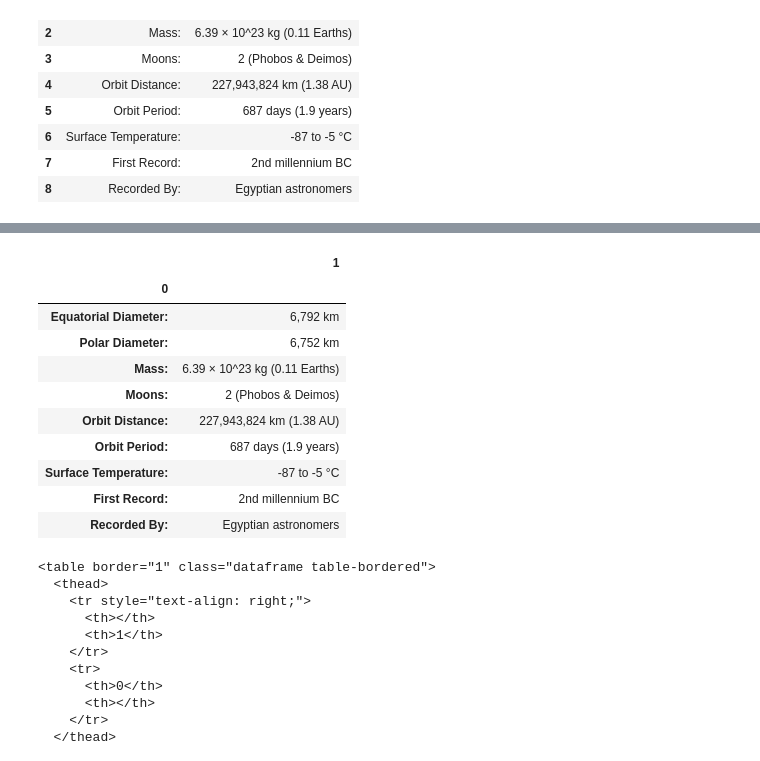
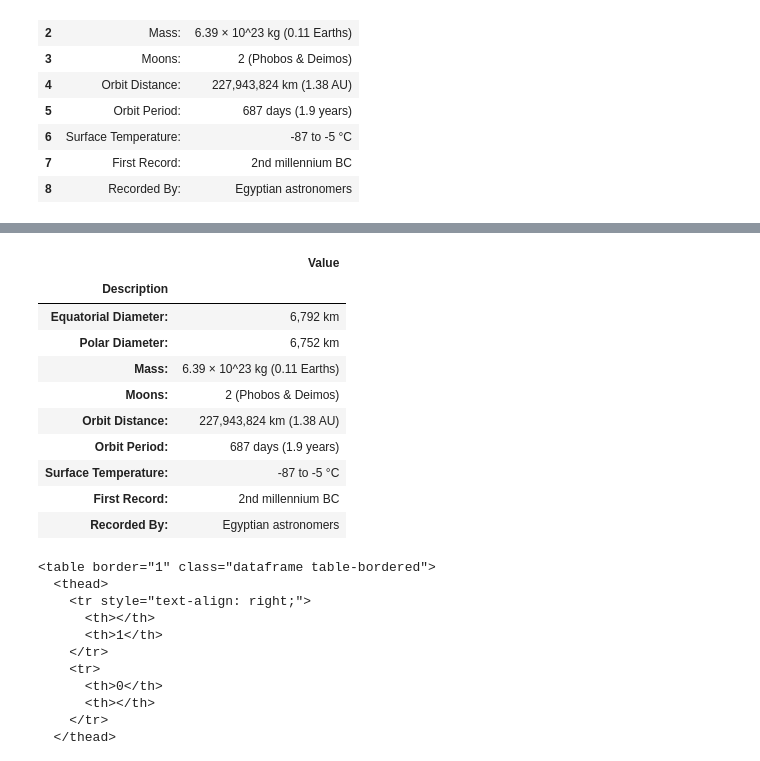
Before and after one commit to VL14/web-scraping-challenge, a Jupyter notebook: mission_to_mars/mission_to_mars.ipynb, the cells around one changed output, grey strips where cells are left out. Saved outputs shown, nothing was run; the diff lists cells and outputs as text; code cells hidden in the pictures.

```diff
--- a/mission_to_mars/mission_to_mars.ipynb
+++ b/mission_to_mars/mission_to_mars.ipynb
@@ -123,0 +112,4 @@ df
+# %%
+# Name columns
+df.columns=["Description","Value"]
+df
@@ -124,10 +127,10 @@ df
 # %%
 # Set first column to index
-df_new_index = df.set_index(0)
-df_new_index
+df.index.drop
+df
 # %% [output]
-|  | 1 |
-| 0 |  |
+|  | Value |
+| Description |  |
 | Equatorial Diameter: | 6,792 km |
 | Polar Diameter: | 6,752 km |
 | Mass: | 6.39 × 10^23 kg (0.11 Earths) |
```
Also changed, not shown: parts of 5 cells of this notebook, 4 other files.
